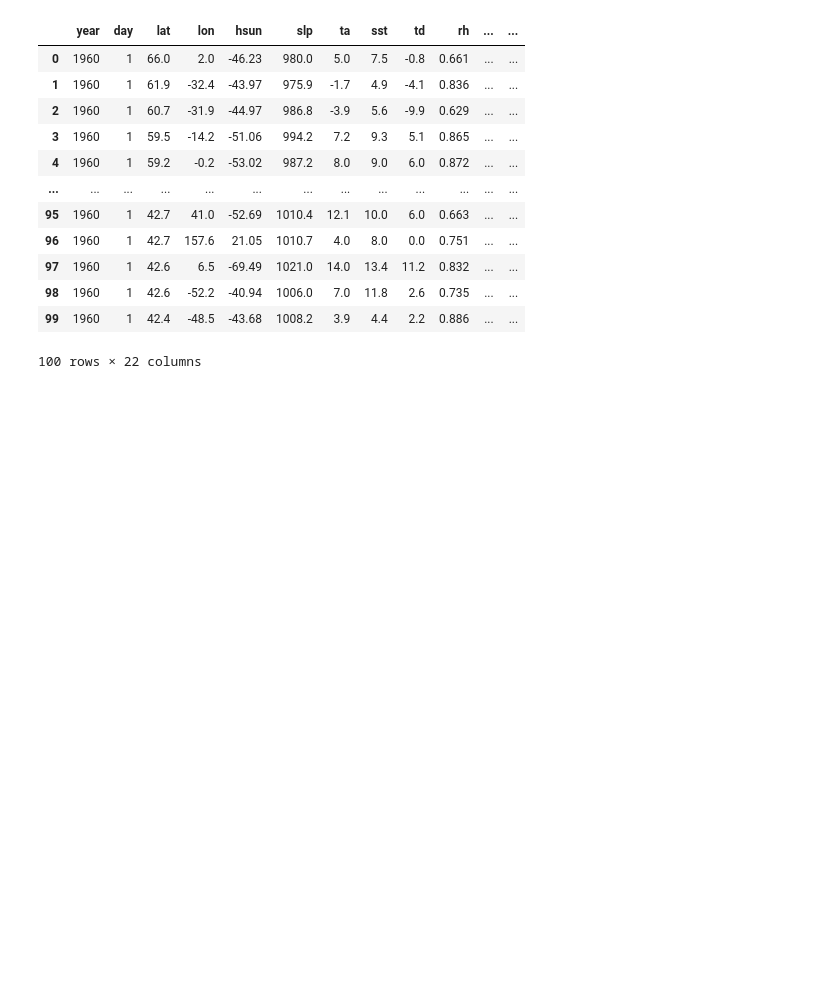
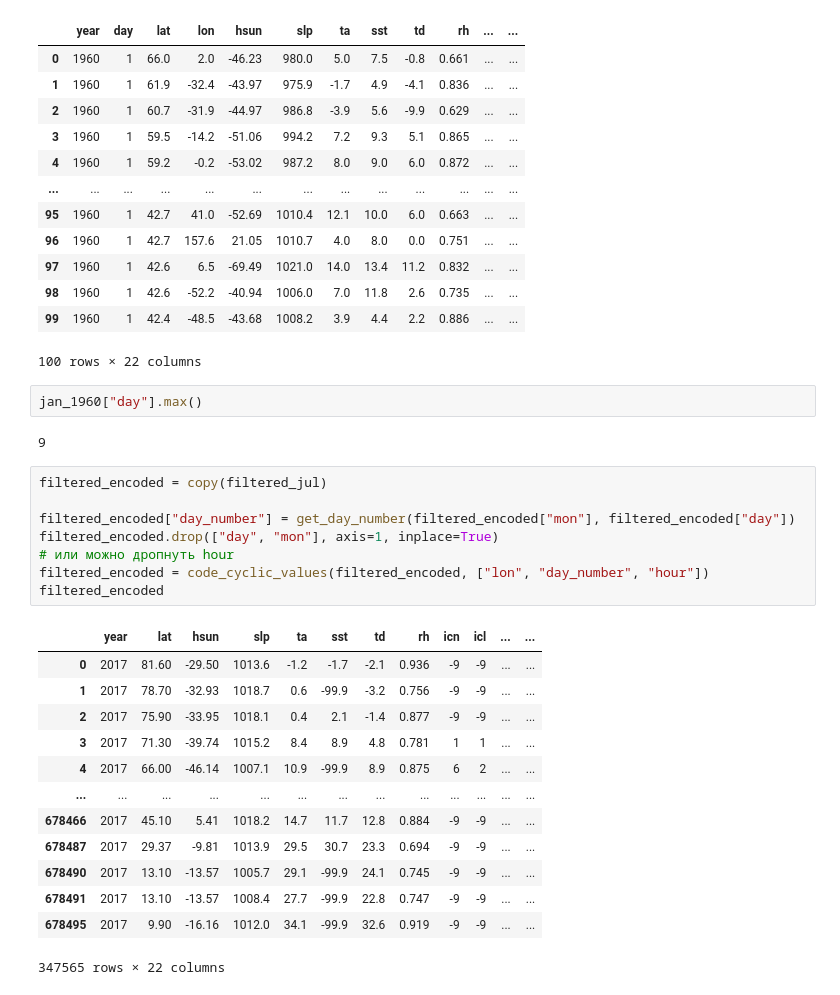
Before and after one commit to svet111/sirius_climate_2024, a Jupyter notebook: draw_plots.ipynb, the cells around one changed output. Saved outputs shown, nothing was run; the diff lists cells and outputs as text; blank space fills up the shorter version.

Commit message:
encoded finished

```diff
--- a/draw_plots.ipynb
+++ b/draw_plots.ipynb
@@ -185,3 +185,29 @@ code_cyclic_values(filtered.head(100), ["mon", "hour"])
 | 98 | 1960 | 1 | 42.6 | -52.2 | -40.94 | 1006.0 | 7.0 | 11.8 | 2.6 | 0.735 | ... | ... |
 | 99 | 1960 | 1 | 42.4 | -48.5 | -43.68 | 1008.2 | 3.9 | 4.4 | 2.2 | 0.886 | ... | ... |
 100 rows × 22 columns
+# %%
+jan_1960["day"].max()
+# %% [output]
+9
+# %%
+filtered_encoded = copy(filtered_jul)
+
+filtered_encoded["day_number"] = get_day_number(filtered_encoded["mon"], filtered_encoded["day"])
+filtered_encoded.drop(["day", "mon"], axis=1, inplace=True)
+# или можно дропнуть hour
+filtered_encoded = code_cyclic_values(filtered_encoded, ["lon", "day_number", "hour"])
+filtered_encoded
+# %% [output]
+|  | year | lat | hsun | slp | ta | sst | td | rh | icn | icl | ... | ... |
+| 0 | 2017 | 81.60 | -29.50 | 1013.6 | -1.2 | -1.7 | -2.1 | 0.936 | -9 | -9 | ... | ... |
+| 1 | 2017 | 78.70 | -32.93 | 1018.7 | 0.6 | -99.9 | -3.2 | 0.756 | -9 | -9 | ... | ... |
+| 2 | 2017 | 75.90 | -33.95 | 1018.1 | 0.4 | 2.1 | -1.4 | 0.877 | -9 | -9 | ... | ... |
+| 3 | 2017 | 71.30 | -39.74 | 1015.2 | 8.4 | 8.9 | 4.8 | 0.781 | 1 | 1 | ... | ... |
+| 4 | 2017 | 66.00 | -46.14 | 1007.1 | 10.9 | -99.9 | 8.9 | 0.875 | 6 | 2 | ... | ... |
+| ... | ... | ... | ... | ... | ... | ... | ... | ... | ... | ... | ... | ... |
+| 678466 | 2017 | 45.10 | 5.41 | 1018.2 | 14.7 | 11.7 | 12.8 | 0.884 | -9 | -9 | ... | ... |
+| 678487 | 2017 | 29.37 | -9.81 | 1013.9 | 29.5 | 30.7 | 23.3 | 0.694 | -9 | -9 | ... | ... |
+| 678490 | 2017 | 13.10 | -13.57 | 1005.7 | 29.1 | -99.9 | 24.1 | 0.745 | -9 | -9 | ... | ... |
+| 678491 | 2017 | 13.10 | -13.57 | 1008.4 | 27.7 | -99.9 | 22.8 | 0.747 | -9 | -9 | ... | ... |
+| 678495 | 2017 | 9.90 | -16.16 | 1012.0 | 34.1 | -99.9 | 32.6 | 0.919 | -9 | -9 | ... | ... |
+347565 rows × 22 columns
```
